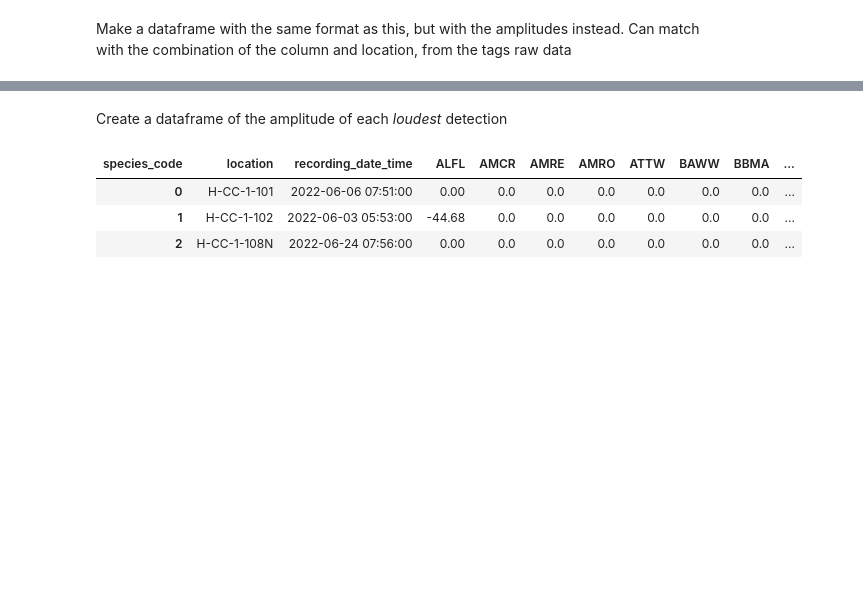
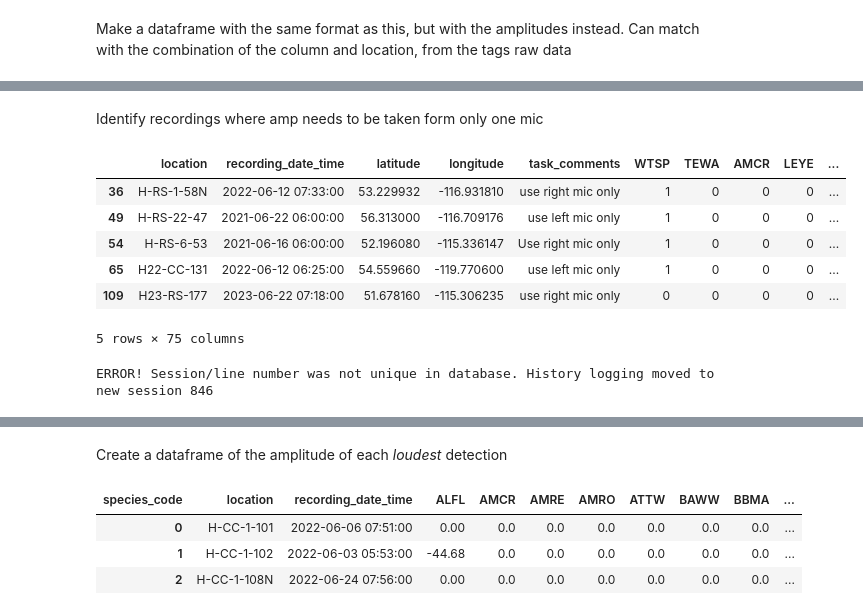
Before and after one commit to IsabelleLebTay/Retention-Community, a Jupyter notebook: 1_Script/community/apply_limited_amplitude_to_occupancy.ipynb, the cells around one changed output, grey strips where cells are left out. Drawn from its saved outputs; the diff is of its cells as text; code cells hidden in the pictures; blank space fills up the shorter version.

```diff
--- a/1_Script/community/apply_limited_amplitude_to_occupancy.ipynb
+++ b/1_Script/community/apply_limited_amplitude_to_occupancy.ipynb
@@ -53,0 +70,16 @@ tags.head(2)
+# %% [markdown]
+Identify recordings where amp needs to be taken form only one mic
+# %%
+site_detections[site_detections.task_comments.notna()]
+# %% [output]
+|  | location | recording_date_time | latitude | longitude | task_comments | WTSP | TEWA | AMCR | LEYE | ... |
+| 36 | H-RS-1-58N | 2022-06-12 07:33:00 | 53.229932 | -116.931810 | use right mic only | 1 | 0 | 0 | 0 | ... |
+| 49 | H-RS-22-47 | 2021-06-22 06:00:00 | 56.313000 | -116.709176 | use left mic only | 1 | 0 | 0 | 0 | ... |
+| 54 | H-RS-6-53 | 2021-06-16 06:00:00 | 52.196080 | -115.336147 | Use right mic only | 1 | 0 | 0 | 0 | ... |
+| 65 | H22-CC-131 | 2022-06-12 06:25:00 | 54.559660 | -119.770600 | use left mic only | 1 | 0 | 0 | 0 | ... |
+| 109 | H23-RS-177 | 2023-06-22 07:18:00 | 51.678160 | -115.306235 | use right mic only | 0 | 0 | 0 | 0 | ... |
+5 rows × 75 columns
+# %%
+test = tags.copy(deep=True)
+# %% [output]
+ERROR! Session/line number was not unique in database. History logging moved to new session 846
```
Also changed, not shown: parts of 39 cells of this notebook, 1 other file.
